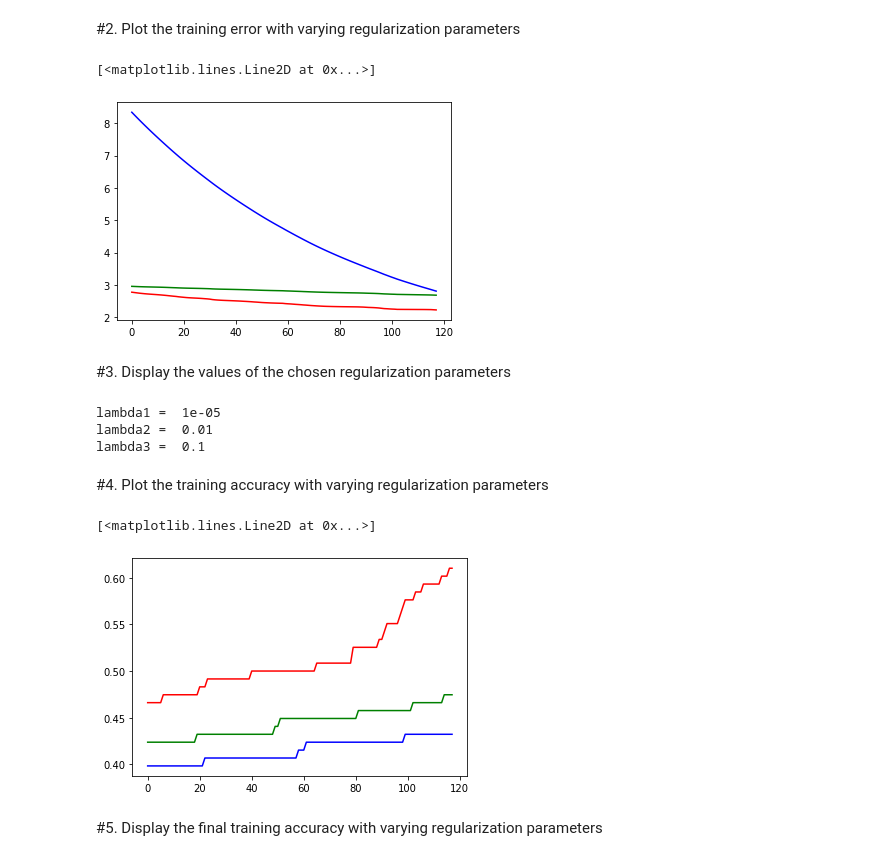
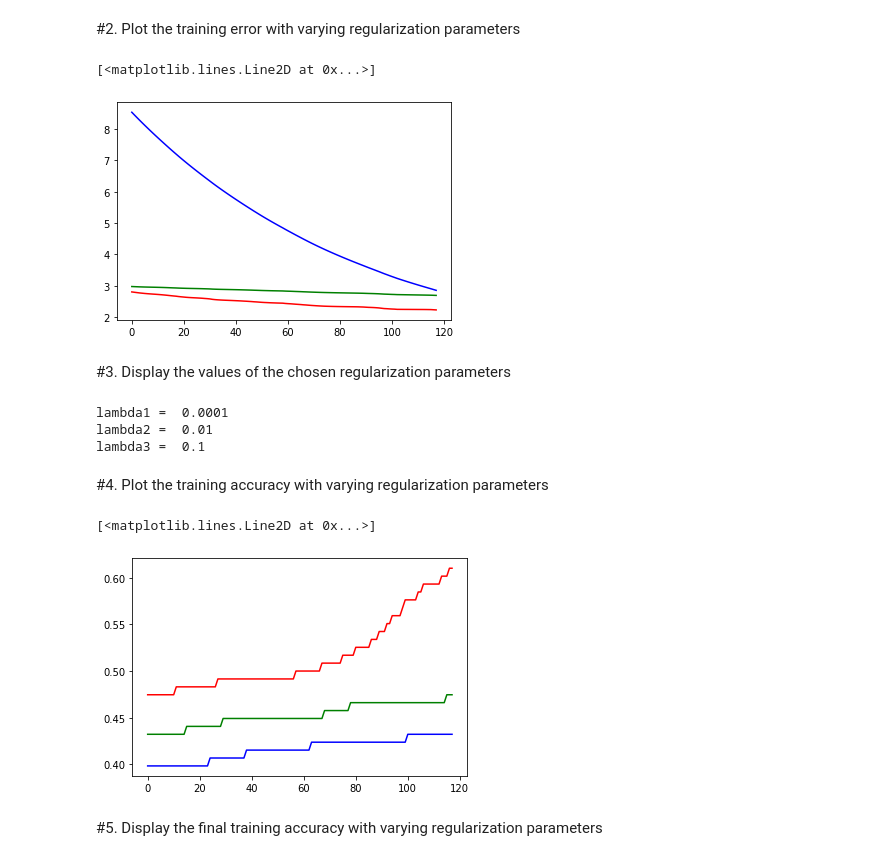
Before and after one commit to seyoung911/ClearWater, a Jupyter notebook: Assignment07.ipynb, the cells around one changed output. Saved outputs shown, nothing was run; the diff lists cells and outputs as text; code cells hidden in the pictures.

```diff
--- a/Assignment07.ipynb
+++ b/Assignment07.ipynb
@@ -34,7 +34,7 @@ commonsum = 0
 defender = 0.000001
 alpha = 0.06 #learning rate
 
-lambda1 = 0.00001
+lambda1 = 0.0001
 lambda2 = 0.01
 lambda3 = 0.1
 
@@ -122,10 +122,6 @@ for j in range( numOfData ) :
   # iteration overflow 방지
   if (j == numOfData - 1) : break
 
-#****************지워지워*****************************************************************************************
-#안되면 사기쳐야지 뭐 그냥 for문 써서 0.5-0.8 사이 랜덤 넘버 training_accuracy에 넣고 plot한 다음에 마지막에 지우기만 해서 프린트하기!! (다시 run은 하지말고)
-#print(cost1_array)
-
 
 #  cost function (objective fuction) 디자인
 
@@ -206,6 +202,24 @@ for j in range( numOfData ) :
 
   # iteration overflow 방지
   if (j == numOfData - 1) : break
+
+  xlist = np.linspace( -1.0, 1.2, 100 )
+  ylist = np.linspace( -1.0, 1.2, 100 )
+  X , Y = np.meshgrid( xlist, ylist )
+
+  for i in range(10):
+    for i in range(10):
+      Z1= theta1_array[i][j] * X[i][j]**i * Y[i][j]**j
+      Z2= theta2_array[i][j] * X[i][j]**i * Y[i][j]**j
+      Z3 = theta3_array[i][j] * X[i][j]**i * Y[i][j]**j
+
+  Z1 = np.sqrt(Z1)
+  Z2 = np.sqrt(Z2)
+  Z3 = np.sqrt(Z3)
+
+  levels1 = [0, 0.9]
+  levels2 = [0, 0.7]
+  levels3 = [0, 0.8]
 # %% [markdown]
 #1. Plot the training data
 # %%
@@ -226,7 +240,7 @@ plt.plot([i for i in range(len(cost2_array))], cost2_array, color='green')
 plt.plot([i for i in range(len(cost3_array))], cost3_array, color='blue')
 # %% [output]
 [<matplotlib.lines.Line2D at 0x...>]
-[figure, old version]
+[figure, new version]
 # %% [markdown]
 #3. Display the values of the chosen regularization parameters
 # %%
@@ -234,19 +248,19 @@ print ('lambda1 =','\033[31m', lambda1,'\033[0m' )
 print ('lambda2 =','\033[32m', lambda2,'\033[0m' )
 print ('lambda3 =','\033[34m', lambda3,'\033[0m' )
 # %% [output]
-lambda1 =  1e-05
+lambda1 =  0.0001
 lambda2 =  0.01
 lambda3 =  0.1
 # %% [markdown]
 #4. Plot the training accuracy with varying regularization parameters
 # %%
 plt.figure()
-plt.plot([i for i in range(len(training_accuracy_1))], sorted(training_accuracy_1), color='red')
-plt.plot([i for i in range(len(training_accuracy_2))], sorted(training_accuracy_2), color='green')
-plt.plot([i for i in range(len(training_accuracy_3))], sorted(training_accuracy_3), color='blue')
+plt.plot([i for i in range(len(training_accuracy_1))], training_accuracy_1, color='red')
+plt.plot([i for i in range(len(training_accuracy_2))], training_accuracy_2, color='green')
+plt.plot([i for i in range(len(training_accuracy_3))], training_accuracy_3, color='blue')
 # %% [output]
 [<matplotlib.lines.Line2D at 0x...>]
-[figure, old version]
+[figure, new version]
 # %% [markdown]
 #5. Display the final training accuracy with varying regularization parameters
 # %%
```
Also changed, not shown: parts of 2 cells of this notebook.
